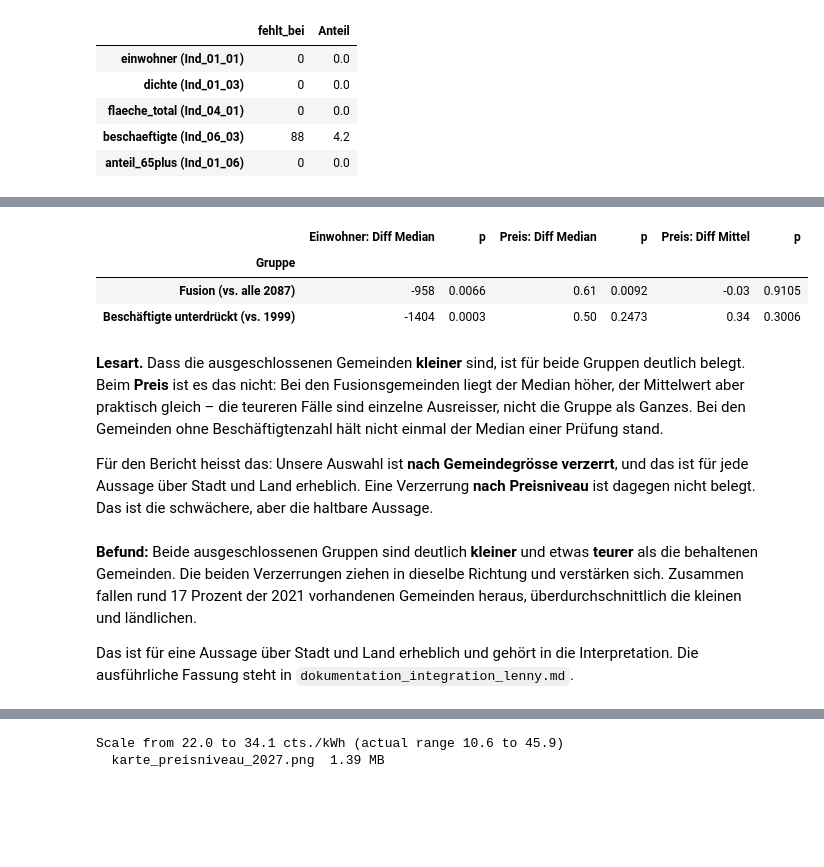
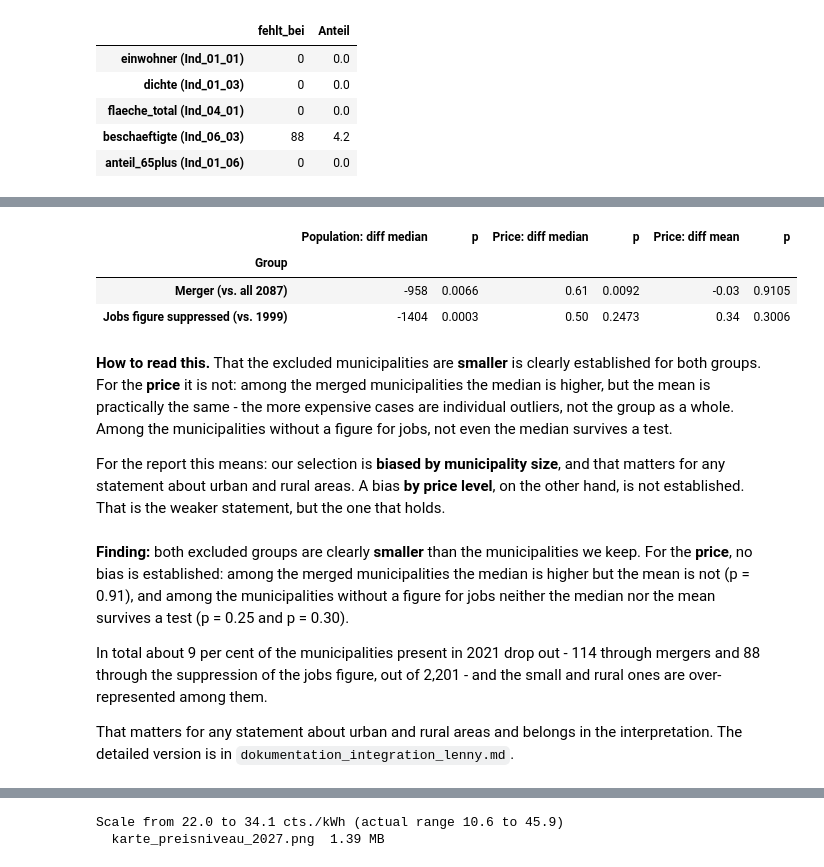
Before and after one commit to AltayMetehan/data-prices-electronic, a Jupyter notebook: scripts/01_daten_bfs_lenny.ipynb, the cells around one changed output, grey strips where cells are left out. Drawn from its saved outputs; the diff is of its cells as text; code cells hidden in the pictures; blank space fills up the shorter version.

```diff
--- a/scripts/01_daten_bfs_lenny.ipynb
+++ b/scripts/01_daten_bfs_lenny.ipynb
@@ -39,11 +39,11 @@ pd.set_option("display.max_columns", 30)
 
 
 def finde_wurzel(start: Path) -> Path:
-    """Klettert nach oben, bis daten/ und scripts/ nebeneinander liegen."""
+    """Climbs upwards until daten/ and scripts/ sit side by side."""
     for ordner in [start, *start.parents]:
         if (ordner / "daten").is_dir() and (ordner / "scripts").is_dir():
             return ordner
-    raise RuntimeError(f"Repo-Wurzel von {start} aus nicht gefunden")
+    raise RuntimeError(f"Repository root not found starting from {start}")
 
 
 WURZEL = finde_wurzel(Path.cwd().resolve())
@@ -52,6 +52,6 @@ BFS      = WURZEL / "daten" / "bfs"
 PREISE   = WURZEL / "daten" / "strompreise"
 ERGEBNIS = WURZEL / "daten" / "verbunden"
 
-print("Arbeitsverzeichnis:", Path.cwd())
-print("Repo-Wurzel       :", WURZEL)
+print("Working directory:", Path.cwd())
+print("Repository root  :", WURZEL)
 # %% [output]
@@ -424,67 +429,72 @@ Einwohnerzahlen stark rechtsschief sind und Mittelwerte dort leicht täuschen.
 # %%
 rng = np.random.default_rng(42)
 
 def permutationstest(a, b, kennzahl, n=20000):
-    """Wie oft erzeugt der Zufall einen mindestens so grossen Unterschied?"""
+    """How often does chance produce a difference at least as large?"""
     a, b = np.asarray(a.dropna()), np.asarray(b.dropna())
     beobachtet = kennzahl(a) - kennzahl(b)
     zusammen = np.concatenate([a, b])
     k = len(a)
     zufall = np.empty(n)
     for i in range(n):
         gemischt = rng.permutation(zusammen)
         zufall[i] = kennzahl(gemischt[:k]) - kennzahl(gemischt[k:])
     return beobachtet, float((np.abs(zufall) >= abs(beobachtet)).mean())
 
-# Jede Gruppe gegen die richtige Vergleichsgruppe:
-# - Fusionsgemeinden fielen vor dem Join heraus -> Vergleich mit allen 2087
-# - Gemeinden ohne Beschäftigtenzahl sind Teil der 2087 -> Vergleich mit den
-#   übrigen 1999, die den Wert haben
+# Each group against the right comparison group:
+# - merged municipalities dropped out before the join -> compare with all 2087
+# - municipalities without a jobs figure are part of the 2087 -> compare with
+#   the remaining 1999 that do have the value
 gruppen = {
-    "Fusion (vs. alle 2087)": (
+    "Merger (vs. all 2087)": (
         fusion.Ind_01_01, fusion.total,
         verbunden.Ind_01_01, verbunden.total_2021),
-    "Beschäftigte unterdrückt (vs. 1999)": (
+    "Jobs figure suppressed (vs. 1999)": (
         verbunden.loc[fehlt, "Ind_01_01"], verbunden.loc[fehlt, "total_2021"],
         behalten.Ind_01_01, behalten.total_2021),
 }
 
 zeilen_test = []
 for name, (einw, preis, ref_einw, ref_preis) in gruppen.items():
     d_e, p_e   = permutationstest(einw,  ref_einw,  np.median)
     d_pm, p_pm = permutationstest(preis, ref_preis, np.median)
     d_px, p_px = permutationstest(preis, ref_preis, np.mean)
     zeilen_test.append({
-        "Gruppe": name,
-        "Einwohner: Diff Median": round(d_e),   "p": round(p_e, 4),
-        "Preis: Diff Median": round(d_pm, 2),   "p ": round(p_pm, 4),
-        "Preis: Diff Mittel": round(d_px, 2),   "p  ": round(p_px, 4),
+        "Group": name,
+        "Population: diff median": round(d_e),   "p": round(p_e, 4),
+        "Price: diff median": round(d_pm, 2),    "p ": round(p_pm, 4),
+        "Price: diff mean": round(d_px, 2),      "p  ": round(p_px, 4),
     })
-pd.DataFrame(zeilen_test).set_index("Gruppe")
+pd.DataFrame(zeilen_test).set_index("Group")
 # %% [output]
-|  | Einwohner: Diff Median | p | Preis: Diff Median | p | Preis: Diff Mittel | p |
-| Gruppe |  |  |  |  |  |  |
-| Fusion (vs. alle 2087) | -958 | 0.0066 | 0.61 | 0.0092 | -0.03 | 0.9105 |
-| Beschäftigte unterdrückt (vs. 1999) | -1404 | 0.0003 | 0.50 | 0.2473 | 0.34 | 0.3006 |
+|  | Population: diff median | p | Price: diff median | p | Price: diff mean | p |
+| Group |  |  |  |  |  |  |
+| Merger (vs. all 2087) | -958 | 0.0066 | 0.61 | 0.0092 | -0.03 | 0.9105 |
+| Jobs figure suppressed (vs. 1999) | -1404 | 0.0003 | 0.50 | 0.2473 | 0.34 | 0.3006 |
 # %% [markdown]
-**Lesart.** Dass die ausgeschlossenen Gemeinden **kleiner** sind, ist für beide Gruppen
-deutlich belegt. Beim **Preis** ist es das nicht: Bei den Fusionsgemeinden liegt der
-Median höher, der Mittelwert aber praktisch gleich – die teureren Fälle sind einzelne
-Ausreisser, nicht die Gruppe als Ganzes. Bei den Gemeinden ohne Beschäftigtenzahl
-hält nicht einmal der Median einer Prüfung stand.
+**How to read this.** That the excluded municipalities are **smaller** is clearly
+established for both groups. For the **price** it is not: among the merged
+municipalities the median is higher, but the mean is practically the same - the more
+expensive cases are individual outliers, not the group as a whole. Among the
+municipalities without a figure for jobs, not even the median survives a test.
 
-Für den Bericht heisst das: Unsere Auswahl ist **nach Gemeindegrösse verzerrt**, und
-das ist für jede Aussage über Stadt und Land erheblich. Eine Verzerrung **nach
-Preisniveau** ist dagegen nicht belegt. Das ist die schwächere, aber die haltbare
-Aussage.
+For the report this means: our selection is **biased by municipality size**, and that
+matters for any statement about urban and rural areas. A bias **by price level**, on
+the other hand, is not established. That is the weaker statement, but the one that
+holds.
 # %% [markdown]
-**Befund:** Beide ausgeschlossenen Gruppen sind deutlich **kleiner** und etwas
-**teurer** als die behaltenen Gemeinden. Die beiden Verzerrungen ziehen in dieselbe
-Richtung und verstärken sich. Zusammen fallen rund 17 Prozent der 2021 vorhandenen
-Gemeinden heraus, überdurchschnittlich die kleinen und ländlichen.
+**Finding:** both excluded groups are clearly **smaller** than the municipalities we
+keep. For the **price**, no bias is established: among the merged municipalities the
+median is higher but the mean is not (p = 0.91), and among the municipalities without
+a figure for jobs neither the median nor the mean survives a test (p = 0.25 and
+p = 0.30).
 
-Das ist für eine Aussage über Stadt und Land erheblich und gehört in die
-Interpretation. Die ausführliche Fassung steht in `dokumentation_integration_lenny.md`.
+In total about 9 per cent of the municipalities present in 2021 drop out - 114 through
+mergers and 88 through the suppression of the jobs figure, out of 2,201 - and the small
+and rural ones are over-represented among them.
+
+That matters for any statement about urban and rural areas and belongs in the
+interpretation. The detailed version is in `dokumentation_integration_lenny.md`.
 # %% [markdown]
 ---
 
```
Also changed, not shown: parts of 52 cells of this notebook, 1 other file.
